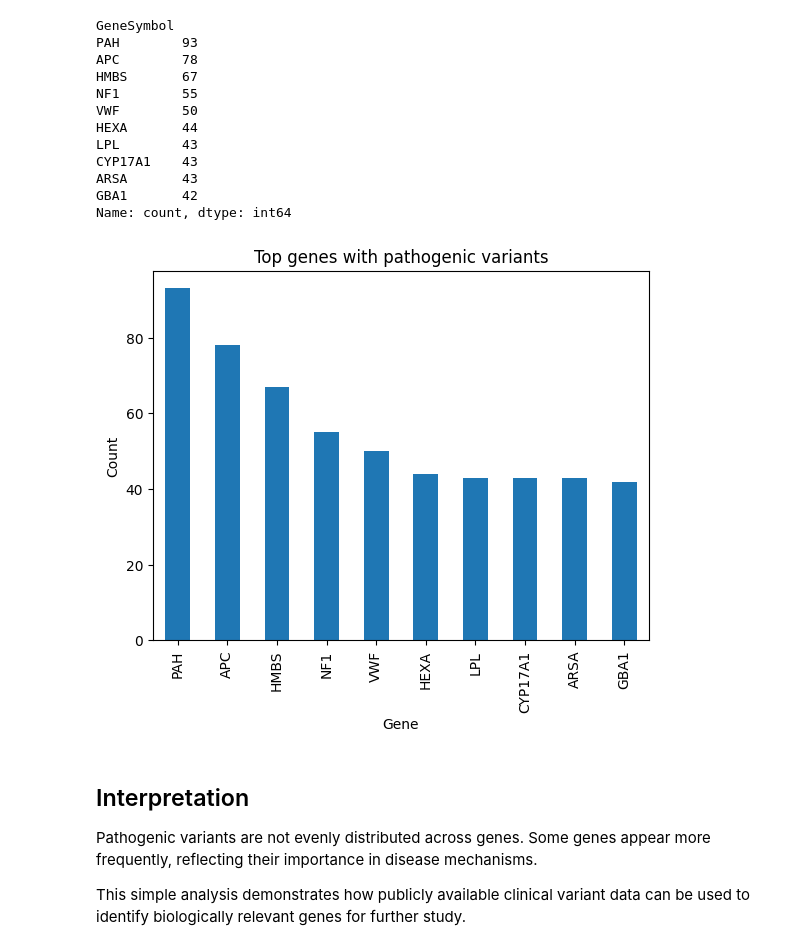
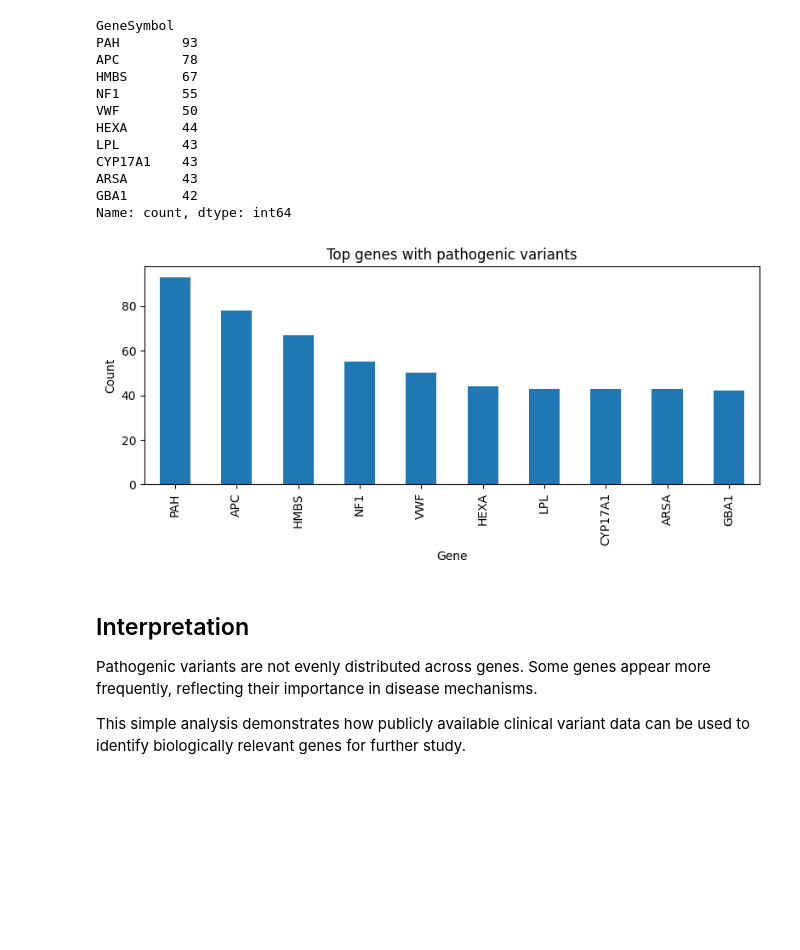
Before and after one commit to JukkaMK/clinvar-variant-analysis, a Jupyter notebook: notebook/01_clinvar_analysis.ipynb, the cells around one changed output. Cells and saved outputs as stored; diff of their text form; code cells hidden in the pictures; blank space fills up the shorter version.

Commit message:
Add README figure and improve ClinVar analysis

```diff
--- a/notebook/01_clinvar_analysis.ipynb
+++ b/notebook/01_clinvar_analysis.ipynb
@@ -49,14 +49,17 @@ ARSA       43
 GBA1       42
 Name: count, dtype: int64
 # %%
-gene_counts.head(10).plot(kind="bar")
+ax = gene_counts.head(10).plot(kind="bar", figsize=(8, 4))
 
 plt.title("Top genes with pathogenic variants")
 plt.xlabel("Gene")
 plt.ylabel("Count")
+
+plt.tight_layout()
+plt.savefig("../figures/clinvar_top_genes.png", dpi=150)
 plt.show()
 # %% [output]
-[figure, old version]
+[figure, new version]
 # %% [markdown]
 ## Interpretation
 
```
Also changed, not shown: 2 other files.
